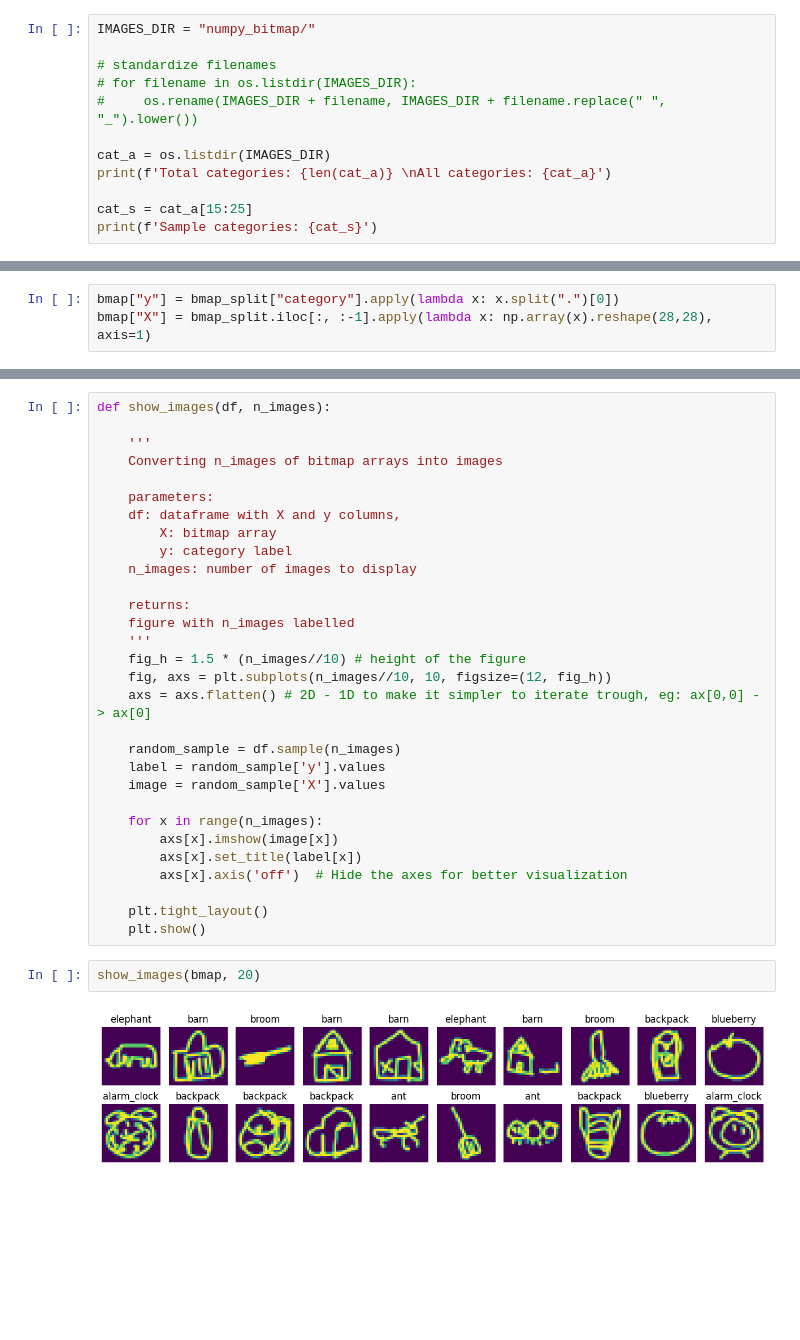
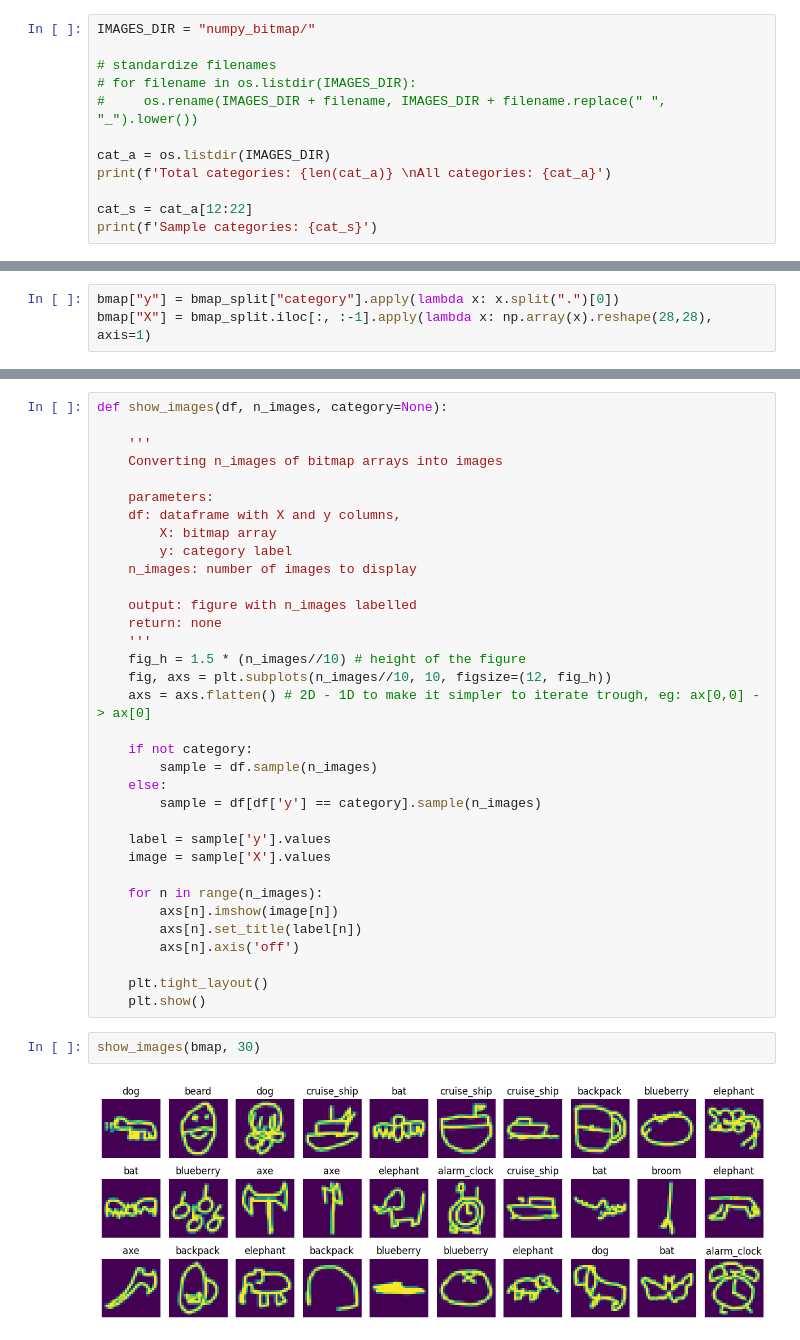
Before and after one commit to SafoanMiah/quick-draw-neural-net, a Jupyter notebook: main.ipynb, the cells around one changed output, grey strips where cells are left out. Drawn from its saved outputs; the diff is of its cells as text; blank space fills up the shorter version.

```diff
--- a/main.ipynb
+++ b/main.ipynb
@@ -43,7 +43,7 @@ IMAGES_DIR = "numpy_bitmap/"
 cat_a = os.listdir(IMAGES_DIR)
 print(f'Total categories: {len(cat_a)} \nAll categories: {cat_a}')
 
-cat_s = cat_a[15:25]
+cat_s = cat_a[12:22]
 print(f'Sample categories: {cat_s}')
 # %% [output]
 Total categories: 345
@@ -91,5 +79,5 @@ Lets take a look at a couple of images using `matplitlib`
 # %%
-def show_images(df, n_images):
+def show_images(df, n_images, category=None):
 
     '''
     Converting n_images of bitmap arrays into images
@@ -100,25 +88,29 @@ def show_images(df, n_images):
         y: category label
     n_images: number of images to display
 
-    returns:
-    figure with n_images labelled
+    output: figure with n_images labelled
+    return: none
     '''
     fig_h = 1.5 * (n_images//10) # height of the figure
     fig, axs = plt.subplots(n_images//10, 10, figsize=(12, fig_h))
     axs = axs.flatten() # 2D - 1D to make it simpler to iterate trough, eg: ax[0,0] -> ax[0]
 
-    random_sample = df.sample(n_images)
-    label = random_sample['y'].values
-    image = random_sample['X'].values
+    if not category:
+        sample = df.sample(n_images)
+    else:
+        sample = df[df['y'] == category].sample(n_images)
 
-    for x in range(n_images):
-        axs[x].imshow(image[x])
-        axs[x].set_title(label[x])
-        axs[x].axis('off')  # Hide the axes for better visualization
+    label = sample['y'].values
+    image = sample['X'].values
+
+    for n in range(n_images):
+        axs[n].imshow(image[n])
+        axs[n].set_title(label[n])
+        axs[n].axis('off')
 
     plt.tight_layout()
     plt.show()
 # %%
-show_images(bmap, 20)
+show_images(bmap, 30)
 # %% [output]
-[figure, old version]
+[figure, new version]
```
Also changed, not shown: parts of 10 cells of this notebook.
